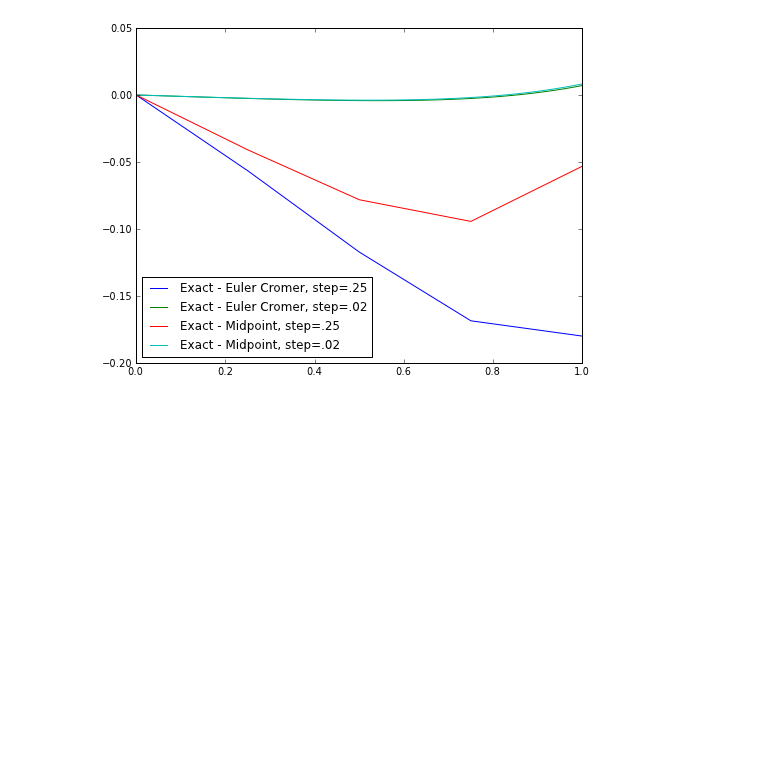
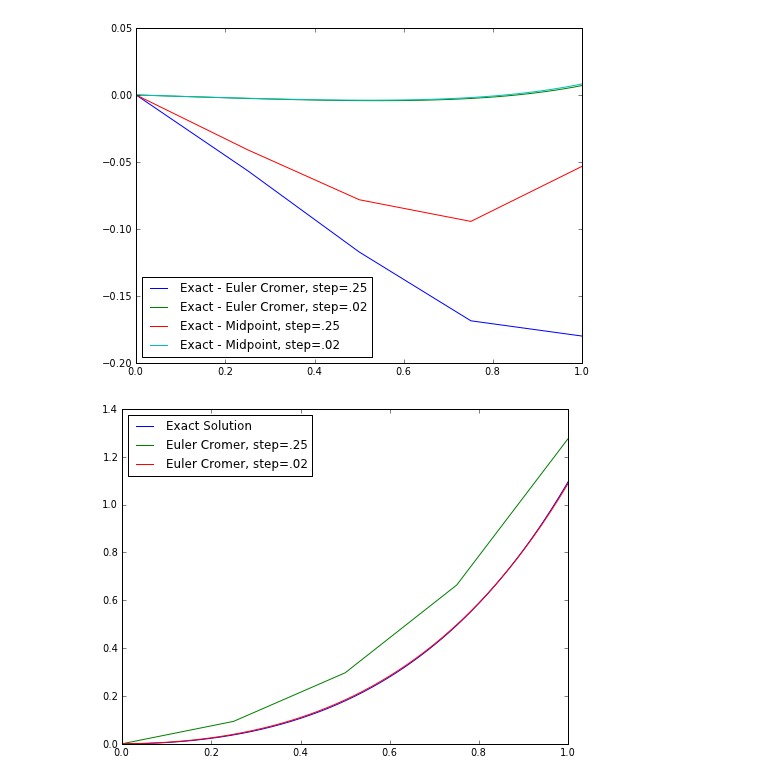
Before and after one commit to ersong/PHYS202-S13, a Jupyter notebook: Week7/ODE-Ex6.ipynb, the cells around one changed output. Drawn from its saved outputs; the diff is of its cells as text; code cells hidden in the pictures; blank space fills up the shorter version.

```diff
--- a/Week7/ODE-Ex6.ipynb
+++ b/Week7/ODE-Ex6.ipynb
@@ -141,3 +141,14 @@ legend(loc='lower left')
 show()
 # %% [output]
 [figure]
+# %%
+figure(num=None, figsize=(8, 6), dpi=80, facecolor='w', edgecolor='k')
+plot(x,y(x),label="Exact Solution")
+plot(x1,y3,label="Euler Cromer, step=.25")
+plot(x2,y4,label="Euler Cromer, step=.02")
+#plot(x1,y1,label="Midpoint, step=.25")
+#plot(x2,y2,label="Midpoint, step=.02")
+legend(loc='upper left')
+show()
+# %% [output]
+[figure, added]
```
Also changed, not shown: 3 other files.
